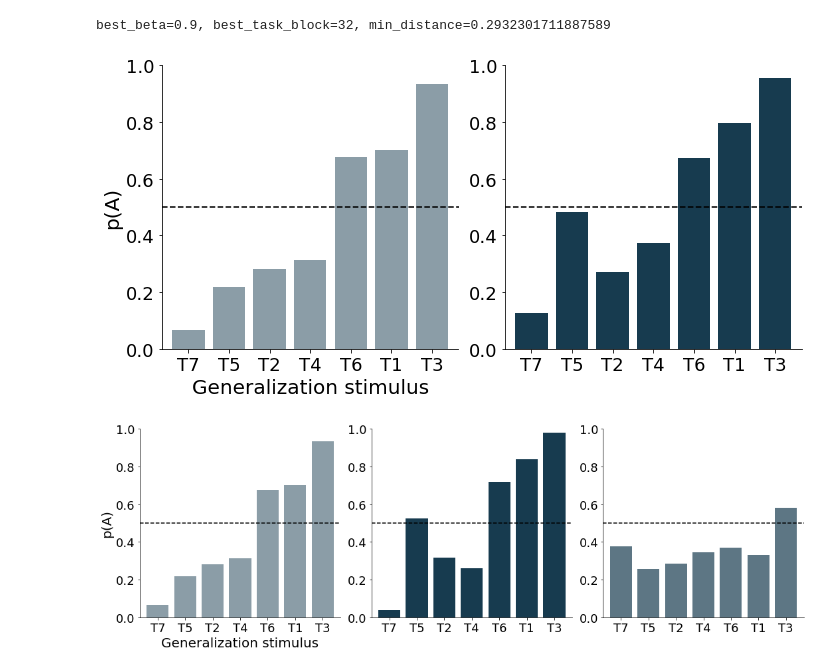
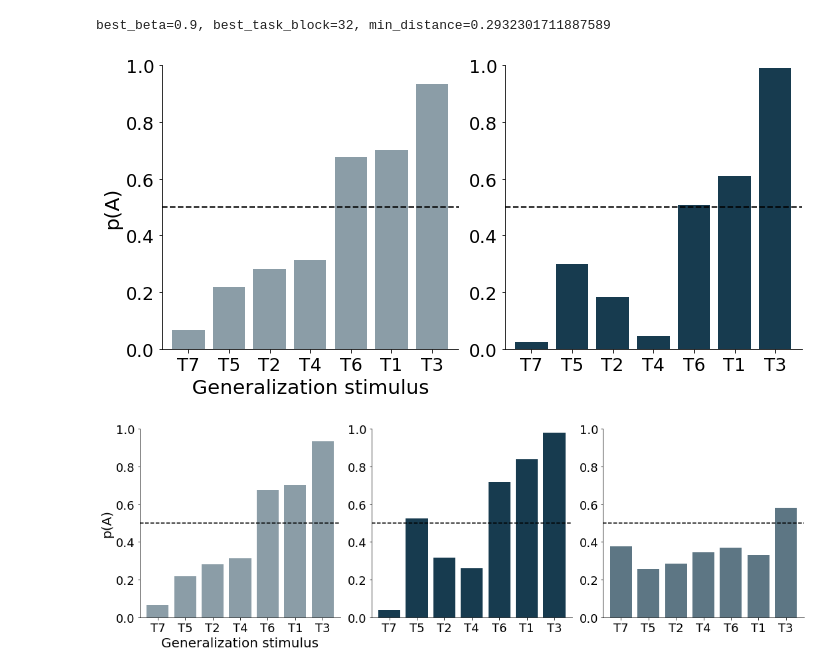
Before and after one commit to akjagadish/vanilla-llama, a Jupyter notebook: categorisation/notebooks/johanssen2022.ipynb, the cells around one changed output. Drawn from its saved outputs; the diff is of its cells as text; code cells hidden in the pictures.

```diff
--- a/categorisation/notebooks/johanssen2022.ipynb
+++ b/categorisation/notebooks/johanssen2022.ipynb
@@ -64,11 +64,13 @@ best_beta=0.9, best_task_block=32, min_distance=0.2932301711887589
 # %%
 # choose  params for ermi simulations
 beta = 0.9
-#num_runs = 1
+num_runs = 5
 # chose task block from ERMI to compare with human data
 task_block = 32
 
-data = pd.read_csv(f'../data/meta_learner/johanssen_categorisation__tasks8950_pversion5_stage1_model=transformer_num_episodes500000_num_hidden=256_lr0.0003_num_layers=6_d_model=64_num_head=8_noise0.0_shuffleTrue_run=1_beta={beta}_num_trials=288_num_runs={num_runs}.csv')
+data = pd.read_csv(f'../data/meta_learner/johanssen_categorisation__tasks8950_pversion5_stage1_model=transformer_num_episodes500000_num_hidden=256_lr0.0003_num_layers=6_d_model=64_num_head=8_noise0.0_shuffleTrue_run=0_beta={beta}_num_trials=288_num_runs={num_runs}.csv')
+#pd.read_csv(f'../data/meta_learner/johanssen_categorisation_500000_num_hidden=256_lr0.0003_num_layers=6_d_model=64_num_head=8_noise0.0_shuffleTrue_run=1_syntheticnonlinear_beta={beta}_num_trials=288_num_runs={num_runs}.csv')
+#pd.read_csv(f'../data/meta_learner/johanssen_categorisation__tasks8950_pversion5_stage1_model=transformer_num_episodes500000_num_hidden=256_lr0.0003_num_layers=6_d_model=64_num_head=8_noise0.0_shuffleTrue_run=1_beta={beta}_num_trials=288_num_runs={num_runs}.csv')
 transfer_stimulus_ids = data[data['stimulus_id'].str.contains('T')]['stimulus_id']
 transfer_data = data[data['stimulus_id'].isin(transfer_stimulus_ids)]
 # choose a subset of the transfer_data dataframe where the task_feature is equal to 1
@@ -104,35 +106,35 @@ ax[1].set_xticks(np.arange(meta_learner_generalisation.shape[0]))
 ax[0].set_xticklabels(human_generalisation.index, rotation=0)
 ax[1].set_xticklabels(meta_learner_generalisation.index, rotation=0)
 # set the y-ticks for both subplotsand only keep alternating y-tick labels
 y_ticks = np.round(np.arange(0, 1.1, 0.1)[::2],1)
 ax[0].set_yticks(y_ticks)
 ax[1].set_yticks(y_ticks)
 ax[0].set_yticklabels(y_ticks, fontsize=FONTSIZE-2)
 ax[1].set_yticklabels(y_ticks, fontsize=FONTSIZE-2)
 # set the x-label for both subplots
 ax[0].set_xlabel('Generalization stimulus', fontsize=FONTSIZE)
 # ax[1].set_xlabel('Generalization stimulus', fontsize=FONTSIZE)
 # set the y-label for both subplots
 ax[0].set_ylabel('p(A)', fontsize=FONTSIZE)
 # set the title for both subplots
 # ax[0].set_title('Human', fontsize=FONTSIZE)
 # ax[1].set_title('ERMI', fontsize=FONTSIZE)
 # set the fontsize for both subplots
 ax[0].tick_params(axis='both', which='major', labelsize=FONTSIZE-2)
 ax[1].tick_params(axis='both', which='major', labelsize=FONTSIZE-2)
 # set the ylim for both subplots
 ax[0].set_ylim([0, 1.0])
 ax[1].set_ylim([0, 1.0])
 # draw a horizontal line at y=0.5
 ax[0].axhline(y=0.5, linestyle='--', color='black')
 ax[1].axhline(y=0.5, linestyle='--', color='black')
 fig.tight_layout()
 sns.despine()
 plt.show()
 
-fig.savefig(f'../figures/ermi_vs_human_generalisation_beta={beta}_task_block={task_block}.svg', bbox_inches='tight', dpi=300)
+#  fig.savefig(f'../figures/ermi_vs_human_generalisation_beta={beta}_task_block={task_block}.svg', bbox_inches='tight', dpi=300)
 # %% [output]
-[figure, old version]
+[figure, new version]
 # %%
 # choose  params for ermi simulations
 ermi_beta = 0.9
```
Also changed, not shown: 2 other files.
